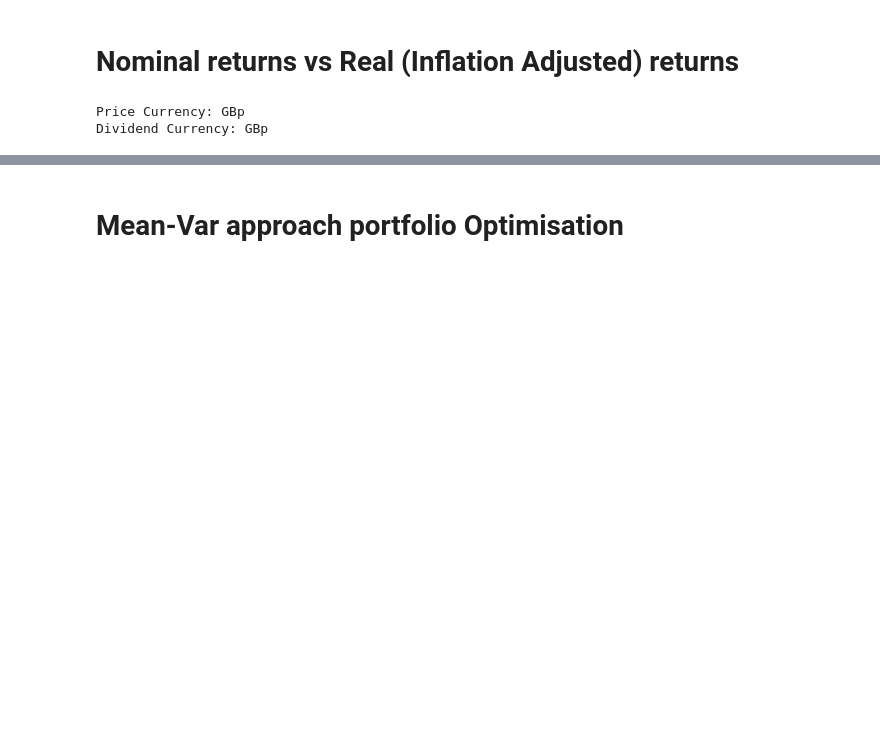
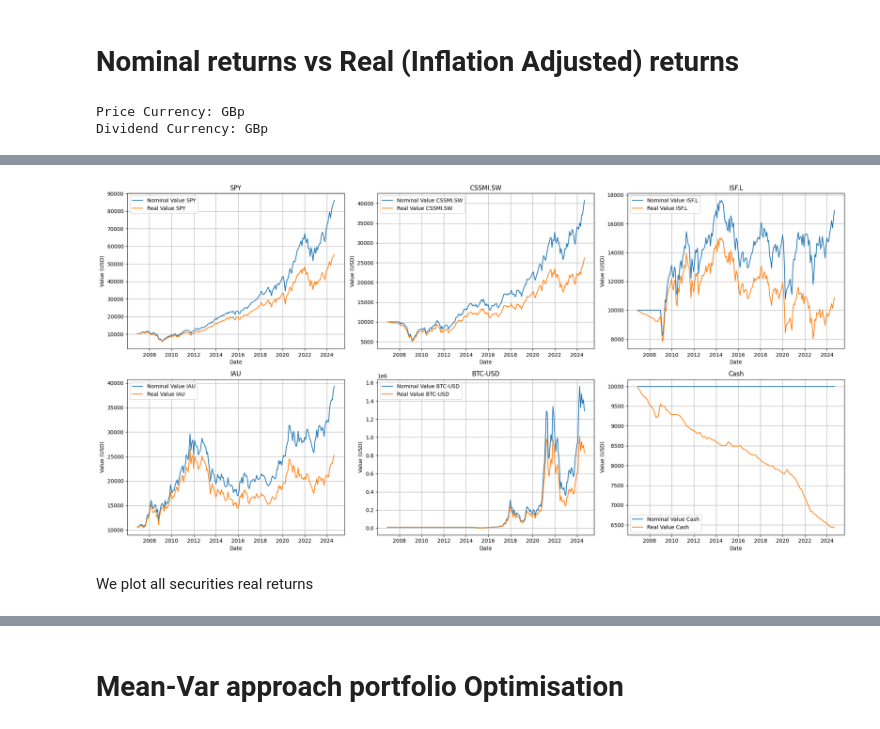
Before and after one commit to mathsuser/Investment_Strategy_Backtesting, a Jupyter notebook: notebooks/investment_management_fundamentals.ipynb, the cells around one changed output, grey strips where cells are left out. Drawn from its saved outputs; the diff is of its cells as text; code cells hidden in the pictures; blank space fills up the shorter version.

```diff
--- a/notebooks/investment_management_fundamentals.ipynb
+++ b/notebooks/investment_management_fundamentals.ipynb
@@ -747,0 +675,49 @@ plt.show()
+# %%
+def plot_investment_growth(Tickers, value_df, with_cash=True):
+
+  """
+  This function plots the cumulative growth of an initial investment in one of the securities that we are considering.
+
+  Args:
+    value_df: DataFrame containing the value of the investment data.
+    with_cash: Boolean indicating if cash should be included in the plot.
+
+  Returns:
+    None
+  """
+  ncols = 3
+  nrows = (len(Tickers) + ncols) // ncols
+
+  fig, axes = plt.subplots(nrows, ncols, figsize=(20, 10))
+  axes = axes.flatten()
+  for i, ticker in enumerate(Tickers):
+    ax = axes[i]
+    ax.plot(value_df['Date'], value_df[f'NominalValue_{ticker}'], label=f'Nominal Value {ticker}')
+    ax.plot(value_df['Date'], value_df[f'RealValue_{ticker}'], label=f'Real Value {ticker}')
+
+    ax.set_title(f'{ticker}')
+    ax.set_xlabel('Date')
+    ax.set_ylabel('Value (USD)')
+    ax.legend()
+    ax.grid(True)
+
+  if with_cash ==True:
+    ax = axes[-1]
+    ax.plot(value_df['Date'], value_df['NominalValue_Cash'], label='Nominal Value Cash')
+    ax.plot(value_df['Date'], value_df['RealValue_Cash'], label='Real Value Cash')
+
+    ax.set_title('Cash')
+    ax.set_xlabel('Date')
+    ax.set_ylabel('Value (USD)')
+    ax.legend()
+    ax.grid(True)
+
+  plt.tight_layout()
+  plt.show()
+# %%
+#Plotting
+plot_investment_growth(Tickers, value_df)
+# %% [output]
+[figure, added]
+# %% [markdown]
+We plot all securities real returns
```
Also changed, not shown: parts of 60 cells of this notebook.
